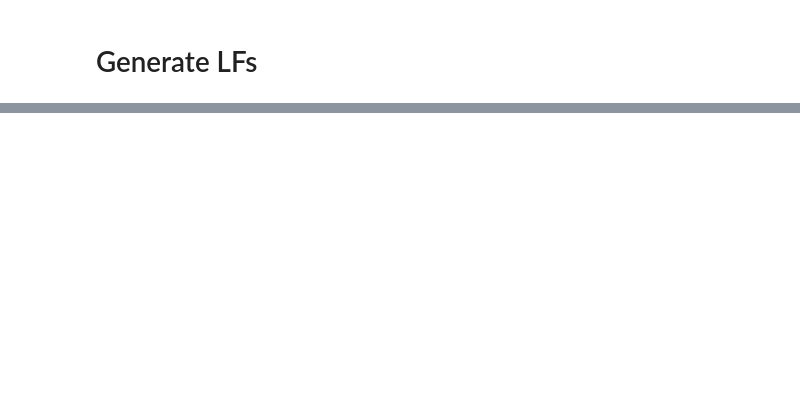
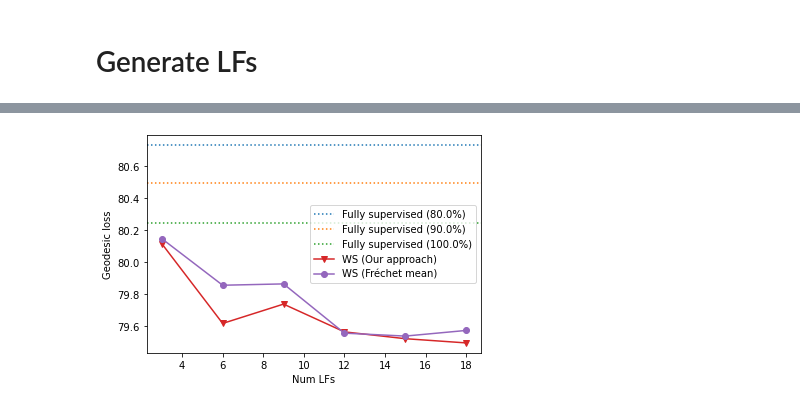
Before and after one commit to SprocketLab/universalizing-weak-supervision, a Jupyter notebook: notebooks/geodesic-regression/geodesic_regression.ipynb, the cells around one changed output, grey strips where cells are left out. Cells and saved outputs as stored; diff of their text form; code cells hidden in the pictures; blank space fills up the shorter version.

```diff
--- a/notebooks/geodesic-regression/geodesic_regression.ipynb
+++ b/notebooks/geodesic-regression/geodesic_regression.ipynb
@@ -272,6 +279,6 @@ lfGenerator.fit()
 lambdas = lfGenerator.predict(y_true)
 # %%
 labelModel = GeodesicLabelModel(num_triplets=num_lambdas//3)
-#lambdas_train = [lambdas[i][:n_train, :] for i in range(len(lambdas))]
-labelModel.fit(lambdas) # TODO only fit label model with train examples?
+lambdas_train = [lambdas[i][:n_train, :] for i in range(len(lambdas))]
+labelModel.fit(lambdas_train) # TODO only fit label model with train examples?
 weak_labels = labelModel.predict(lambdas, max_steps=50, verbose=False)
@@ -292,0 +340,8 @@ tensor(82.8088, grad_fn=<MeanBackward0>)
+# %%
+fracs = [80, 90, n_train]
+#range(100, n_train+1, 200)
+
+clean_losses = []
+for i in range(len(fracs)):
+    loss = get_clean_loss(fracs[i])
+    clean_losses.append(loss)
@@ -292,0 +352,17 @@ tensor(82.8088, grad_fn=<MeanBackward0>)
+# %%
+num_lfs = [3, 6, 9, 12, 15, 18]
+ws_losses = []
+vote_losses = []
+label_models = []
+
+siglb = 1.5
+
+for num_lf in num_lfs:
+    #ws_loss, _ = get_ws_loss_lambdas(0, num_lf)
+    #ws_losses.append(ws_loss)
+
+    ws_loss, label_model, vote_loss = get_ws_loss_lambdas(0, num_lf,
+        siglb=siglb, sigub=siglb+4.0, vote=True, max_steps=100)
+    ws_losses.append(ws_loss)
+    label_models.append(label_model)
+    vote_losses.append(vote_loss)
@@ -292,0 +376,15 @@ tensor(82.8088, grad_fn=<MeanBackward0>)
+# %%
+for i in range(len(fracs)):
+    plt.axhline(clean_losses[i], linestyle=':', color=f'C{i}',
+        label=f'Fully supervised ({(fracs[i]/n_train)*100}%)')
+
+plt.plot(num_lfs, ws_losses, '-v', label='WS (Our approach)', color='C3')
+plt.plot(num_lfs, vote_losses, '-o', label='WS (Fréchet mean)', color='C4')
+plt.ylabel('Geodesic loss')
+plt.xlabel('Num LFs')
+#plt.yscale('log')
+plt.legend()
+plt.savefig('geodesic-lfs.pdf')
+plt.show()
+# %% [output]
+[figure, added]
```
Also changed, not shown: parts of 15 cells of this notebook, 2 other files.
